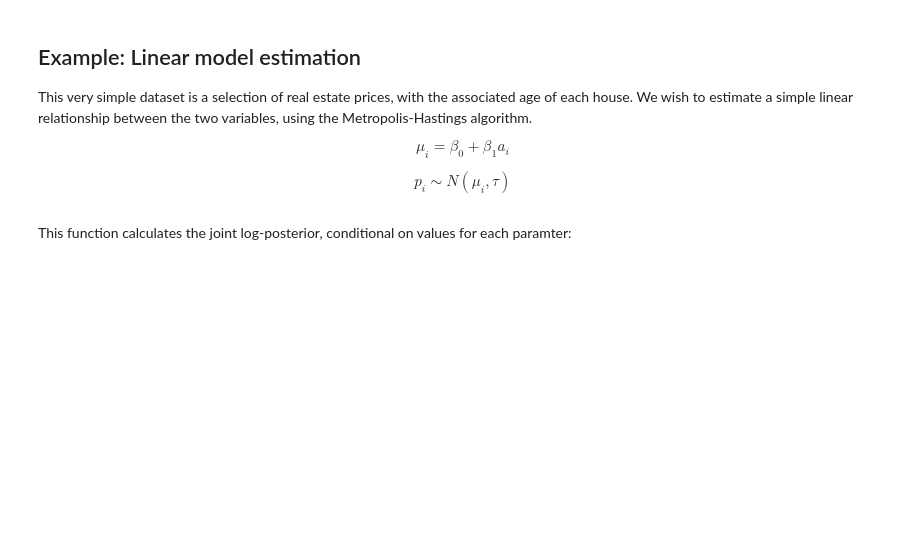
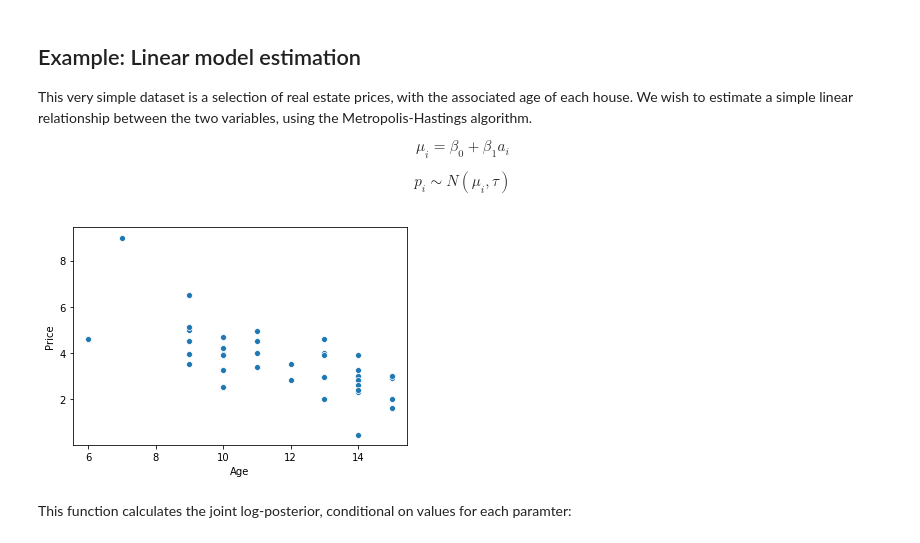
Before and after one commit to fonnesbeck/mcmc_pydata_london_2019, a Jupyter notebook: notebooks/2-Markov_chain_Monte_Carlo.ipynb, the cells around one changed output. Cells and saved outputs as stored; diff of their text form; code cells hidden in the pictures; blank space fills up the shorter version.

Commit message:
Minor cleanup of notebooks, updated README

```diff
--- a/notebooks/3-Fitting_Models_with_MCMC.ipynb
+++ b/notebooks/2-Markov_chain_Monte_Carlo.ipynb
@@ -135,13 +37,0 @@ disasters_array = np.array([4, 5, 4, 0, 1, 4, 3, 4, 0, 6, 3, 3, 4, 0, 2, 6,
-# %%
-%matplotlib inline
-import matplotlib.pyplot as plt
-import seaborn as sns
-sns.set_context('notebook')
-
-fig, ax = plt.subplots(figsize=(12.5, 3.5))
-n_count_data = len(disasters_array)
-ax.bar(np.arange(1851, 1962), disasters_array, color="#348ABD")
-ax.set_xlabel("Year")
-ax.set_ylabel("Disasters")
-ax.set_title("UK coal mining disasters, 1851-1962")
-ax.set_xlim(1851, 1962);
@@ -345,6 +149,12 @@ price = np.array([2950, 2300, 3900, 2800, 5000, 2999, 3950, 2995, 4500, 2800,
                   1990, 3500, 5100, 3900, 2900, 4950, 2000, 3400, 8999, 4000,
                   2950, 3250, 3950, 4600, 4500, 1600, 3900, 4200, 6500, 3500,
                   2999, 2600, 3250, 2500, 2400, 3990, 4600, 450,4700])/1000.
+# %%
+sns.scatterplot(age, price)
+plt.xlabel('Age')
+plt.ylabel('Price');
+# %% [output]
+[figure, added]
 # %% [markdown]
 This function calculates the joint log-posterior, conditional on values for each paramter:
 # %%
```
Also changed, not shown: parts of 49 cells of this notebook, 11 other files.
